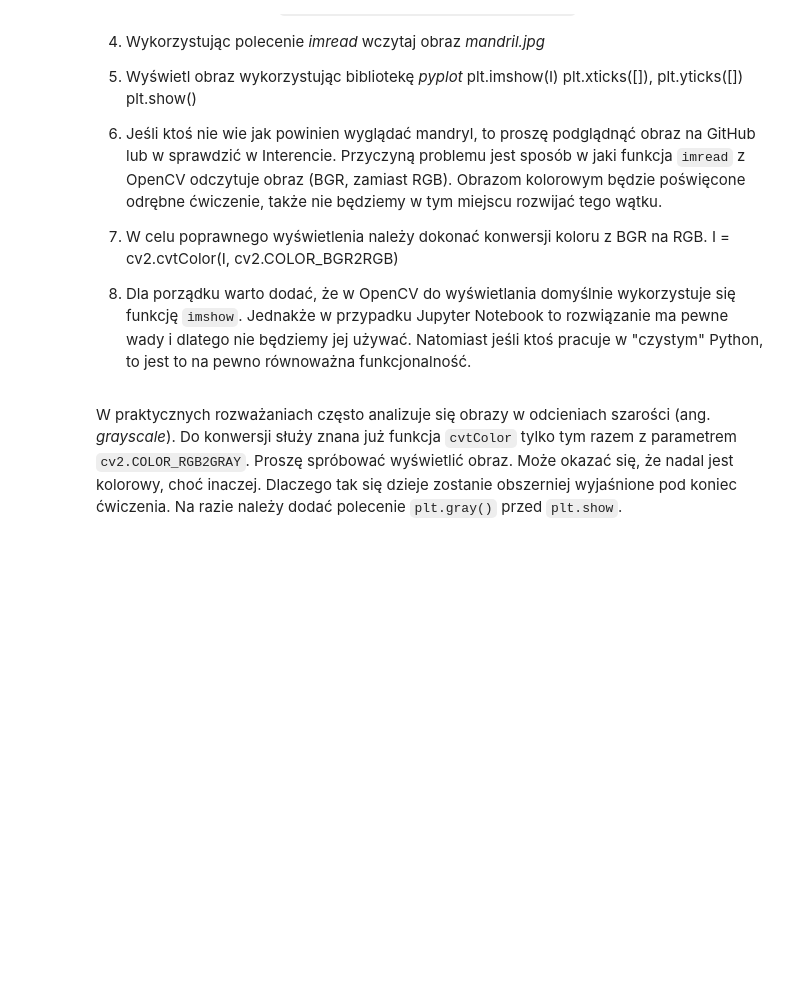
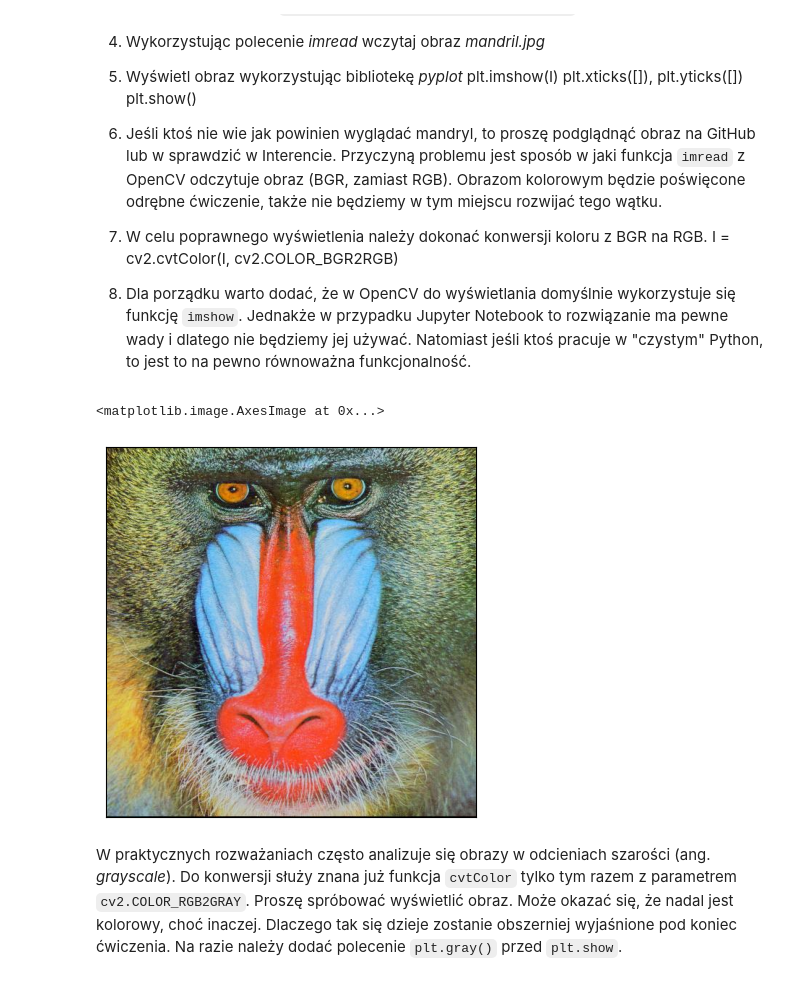
Before and after one commit to krudny/Image-processing, a Jupyter notebook: Lab1-intro/01_intro.ipynb, the cells around one changed output. Drawn from its saved outputs; the diff is of its cells as text; code cells hidden in the pictures; blank space fills up the shorter version.

Commit message:
Displaying mandril with proper colors

```diff
--- a/Lab1-intro/01_intro.ipynb
+++ b/Lab1-intro/01_intro.ipynb
@@ -34,14 +34,24 @@ Wczytywanie obrazów z wykorzystaniem OpenCV.
 # %%
 import cv2
 import os
 from matplotlib import pyplot as plt
 import requests
 
 url = 'https://raw.githubusercontent.com/vision-agh/poc_sw/master/01_Intro/'
 fileName = 'mandril.jpg'
 if not os.path.exists(fileName) :
     r = requests.get(url + fileName, allow_redirects=True)
     open(fileName, 'wb').write(r.content)
+
+img = cv2.imread(fileName)
+img = cv2.cvtColor(img, cv2.COLOR_BGR2RGB)
+
+plt.xticks([])
+plt.yticks([])
+plt.imshow(img)
+# %% [output]
+<matplotlib.image.AxesImage at 0x...>
+[figure, added]
 # %% [markdown]
 W praktycznych rozważaniach często analizuje się obrazy w odcieniach szarości (ang. *grayscale*).
 Do konwersji służy znana już funkcja `cvtColor` tylko tym razem z parametrem `cv2.COLOR_RGB2GRAY`.
```
Also changed, not shown: 1 other file.
